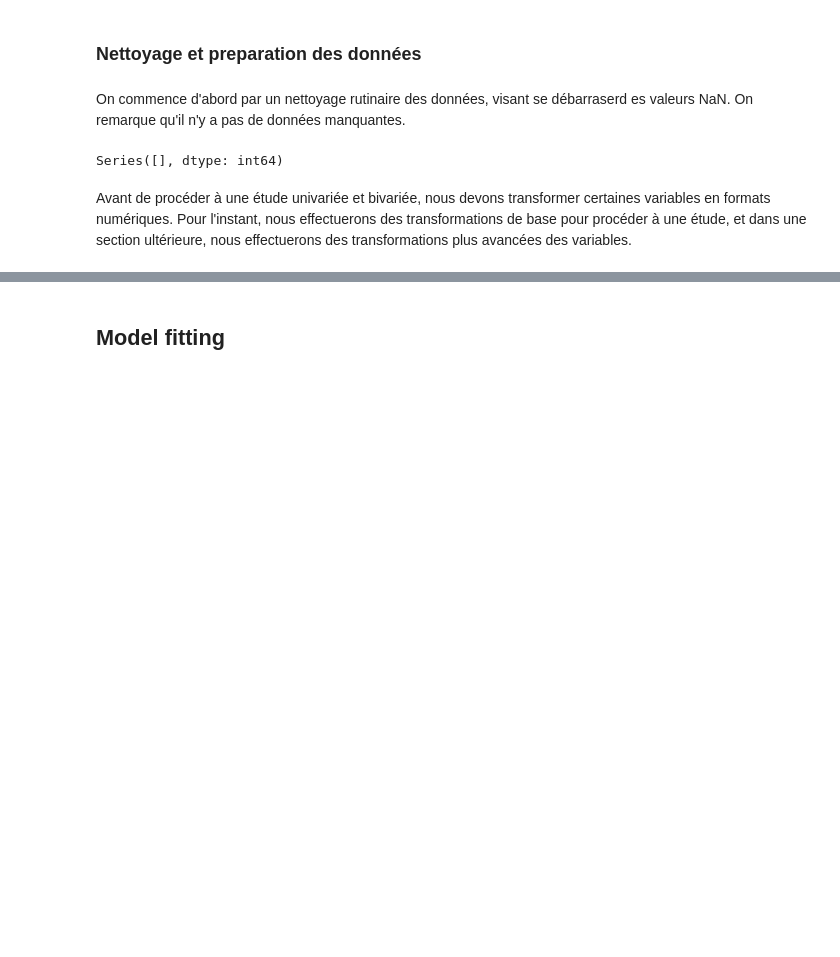
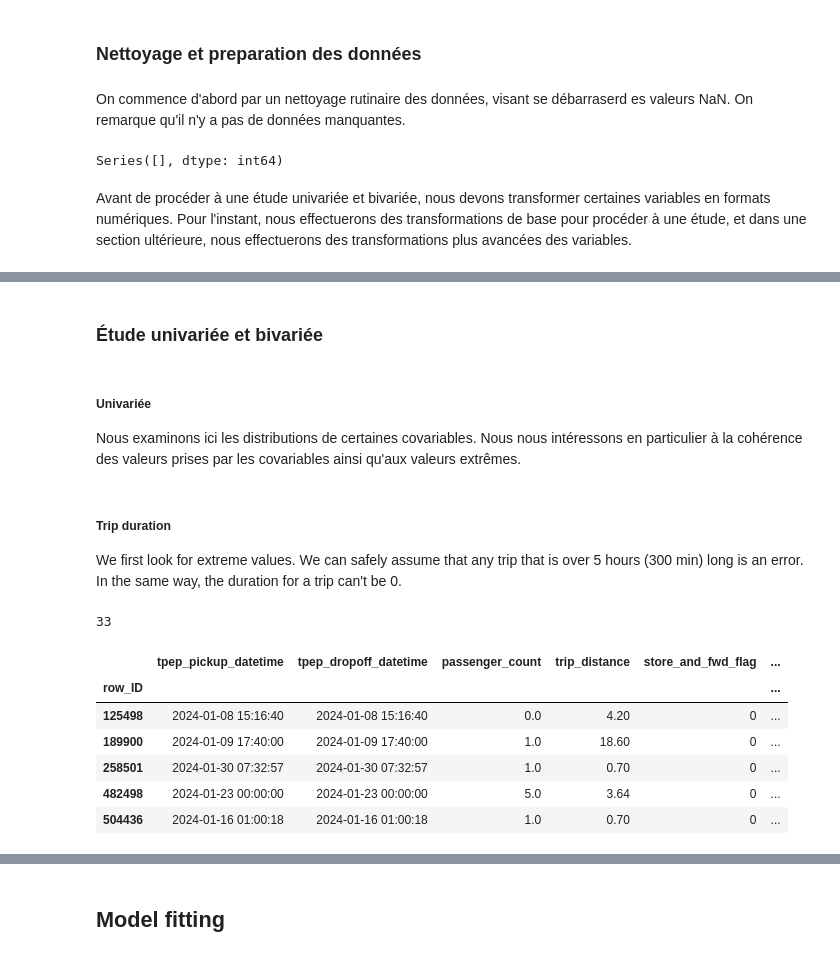
Before and after one commit to PabloHueso/NYC-taxis-tips-and-forest-cover-type, a Jupyter notebook: TopTipsNotebook.ipynb, the cells around one changed output, grey strips where cells are left out. Drawn from its saved outputs; the diff is of its cells as text; code cells hidden in the pictures; blank space fills up the shorter version.

```diff
--- a/TopTipsNotebook.ipynb
+++ b/TopTipsNotebook.ipynb
@@ -81,0 +71,5 @@ test.head()
+# %% [markdown]
+### Étude univariée et bivariée
+# %% [markdown]
+##### Univariée
+Nous examinons ici les distributions de certaines covariables. Nous nous intéressons en particulier à la cohérence des valeurs prises par les covariables ainsi qu'aux valeurs extrêmes.
@@ -81,0 +78,26 @@ test.head()
+# %% [markdown]
+##### Trip duration
+We first look for extreme values. We can safely assume that any trip that is over 5 hours (300 min) long is an error. In the same way, the duration for a trip can't be 0.
+# %%
+len(train[train['trip_duration']>300]['trip_duration']) # 63 such trips in the training set
+len(test[test['trip_duration']>300]['trip_duration']) #!! 1689 trips in the test set
+
+#This suggests that distributions might not be similar across train and test sets. Let's now check trips of duration 0:
+
+len(train[train['trip_duration']==0]['trip_duration']) #1
+len(test[test['trip_duration']==0]['trip_duration']) #33
+
+# We have less cases. Let's investigate if these are cancelled trips or just errors:
+# %% [output]
+33
+# %%
+test[test['trip_duration']==0].head()
+#We notice how the trip distance is nonzero, as well as the fare_amount, so these are errors and not cancelled trips.
+# %% [output]
+|  | tpep_pickup_datetime | tpep_dropoff_datetime | passenger_count | trip_distance | store_and_fwd_flag | ... |
+| row_ID |  |  |  |  |  | ... |
+| 125498 | 2024-01-08 15:16:40 | 2024-01-08 15:16:40 | 0.0 | 4.20 | 0 | ... |
+| 189900 | 2024-01-09 17:40:00 | 2024-01-09 17:40:00 | 1.0 | 18.60 | 0 | ... |
+| 258501 | 2024-01-30 07:32:57 | 2024-01-30 07:32:57 | 1.0 | 0.70 | 0 | ... |
+| 482498 | 2024-01-23 00:00:00 | 2024-01-23 00:00:00 | 5.0 | 3.64 | 0 | ... |
+| 504436 | 2024-01-16 01:00:18 | 2024-01-16 01:00:18 | 1.0 | 0.70 | 0 | ... |
```
Also changed, not shown: parts of 25 cells of this notebook.
